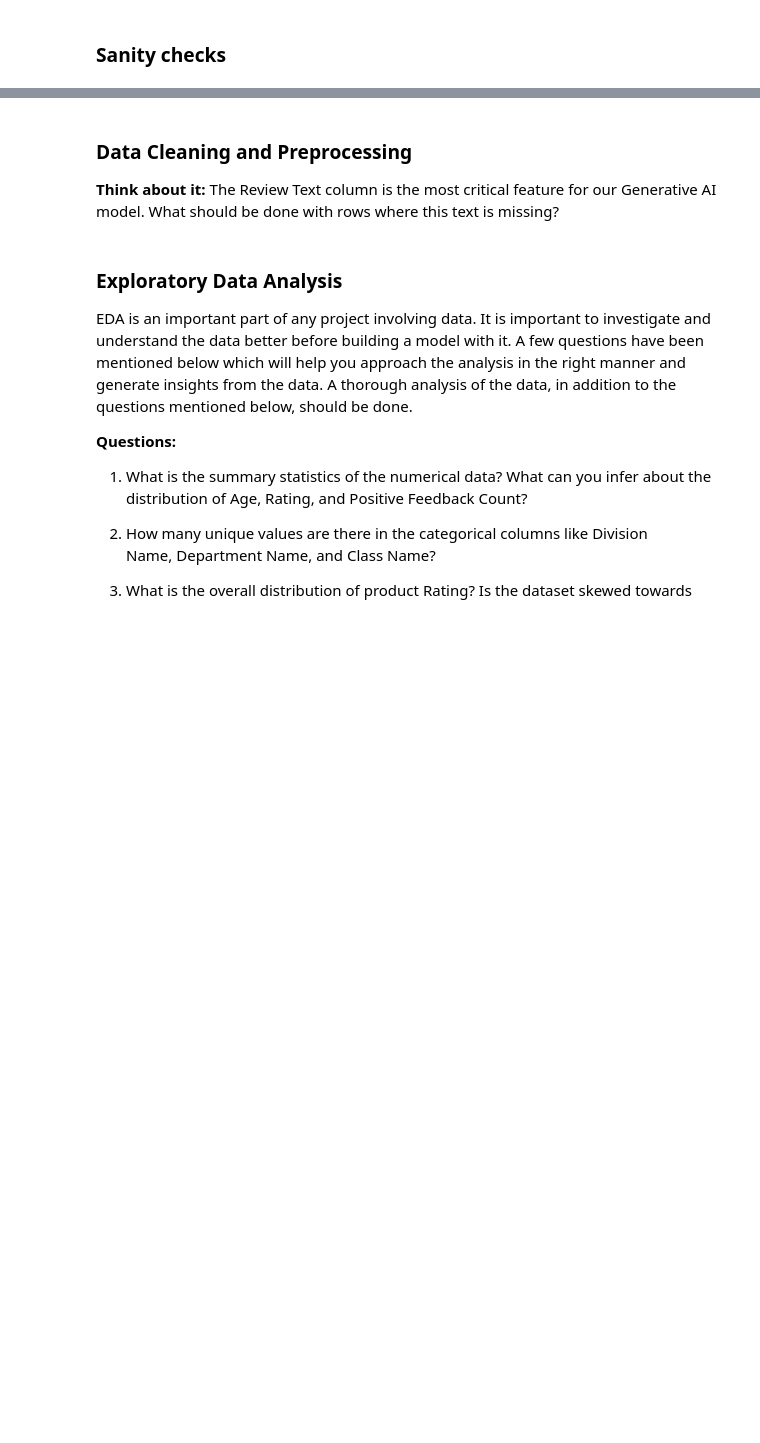
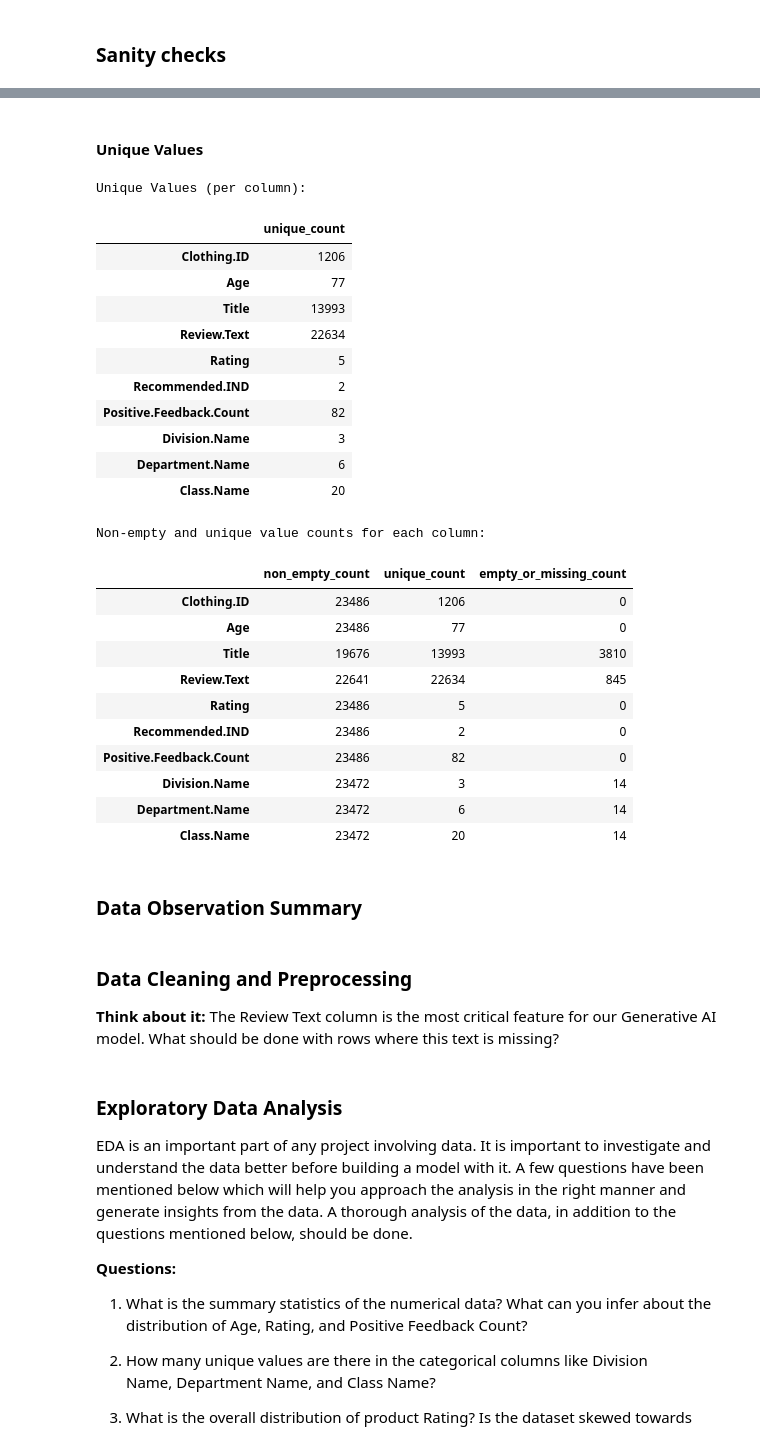
Before and after one commit to sys8dev/real-time-retail-feedback-intelligence, a Jupyter notebook: Real_Time_Retail_Feedback_Intelligence_Full_code.ipynb, the cells around one changed output, grey strips where cells are left out. Drawn from its saved outputs; the diff is of its cells as text; code cells hidden in the pictures; blank space fills up the shorter version.

```diff
--- a/Real_Time_Retail_Feedback_Intelligence_Full_code.ipynb
+++ b/Real_Time_Retail_Feedback_Intelligence_Full_code.ipynb
@@ -255,0 +371,56 @@ memory usage: 2.0+ MB
+# %% [markdown]
+#### Unique Values
+# %%
+
+# Unique Values
+# nunique() counts distinct values in each column (NaN is excluded by default).
+print("\nUnique Values (per column):")
+unique_counts = df.nunique()
+display(unique_counts.to_frame(name="unique_count"))
+
+# Non-empty and unique value counts for each column
+# For text columns, blank strings are treated as empty in addition to NaN.
+print("\nNon-empty and unique value counts for each column:")
+
+def count_non_empty(series: pd.Series) -> int:
+    """Count values that are present and not blank (for string/object columns)."""
+    if series.dtype == "object" or pd.api.types.is_string_dtype(series):
+        return series.dropna().astype(str).str.strip().ne("").sum()
+    return series.notna().sum()
+
+sanity_summary = pd.DataFrame({
+    "non_empty_count": [count_non_empty(df[col]) for col in df.columns],
+    "unique_count": [df[col].nunique() for col in df.columns],
+}, index=df.columns)
+
+# Derived count: rows that are missing or blank for each column.
+sanity_summary["empty_or_missing_count"] = len(df) - sanity_summary["non_empty_count"]
+
+display(sanity_summary)
+# %% [output]
+Unique Values (per column):
+|  | unique_count |
+| Clothing.ID | 1206 |
+| Age | 77 |
+| Title | 13993 |
+| Review.Text | 22634 |
+| Rating | 5 |
+| Recommended.IND | 2 |
+| Positive.Feedback.Count | 82 |
+| Division.Name | 3 |
+| Department.Name | 6 |
+| Class.Name | 20 |
+Non-empty and unique value counts for each column:
+|  | non_empty_count | unique_count | empty_or_missing_count |
+| Clothing.ID | 23486 | 1206 | 0 |
+| Age | 23486 | 77 | 0 |
+| Title | 19676 | 13993 | 3810 |
+| Review.Text | 22641 | 22634 | 845 |
+| Rating | 23486 | 5 | 0 |
+| Recommended.IND | 23486 | 2 | 0 |
+| Positive.Feedback.Count | 23486 | 82 | 0 |
+| Division.Name | 23472 | 3 | 14 |
+| Department.Name | 23472 | 6 | 14 |
+| Class.Name | 23472 | 20 | 14 |
+# %% [markdown]
+### Data Observation Summary
```
Also changed, not shown: parts of 15 cells of this notebook, 1 other file.
